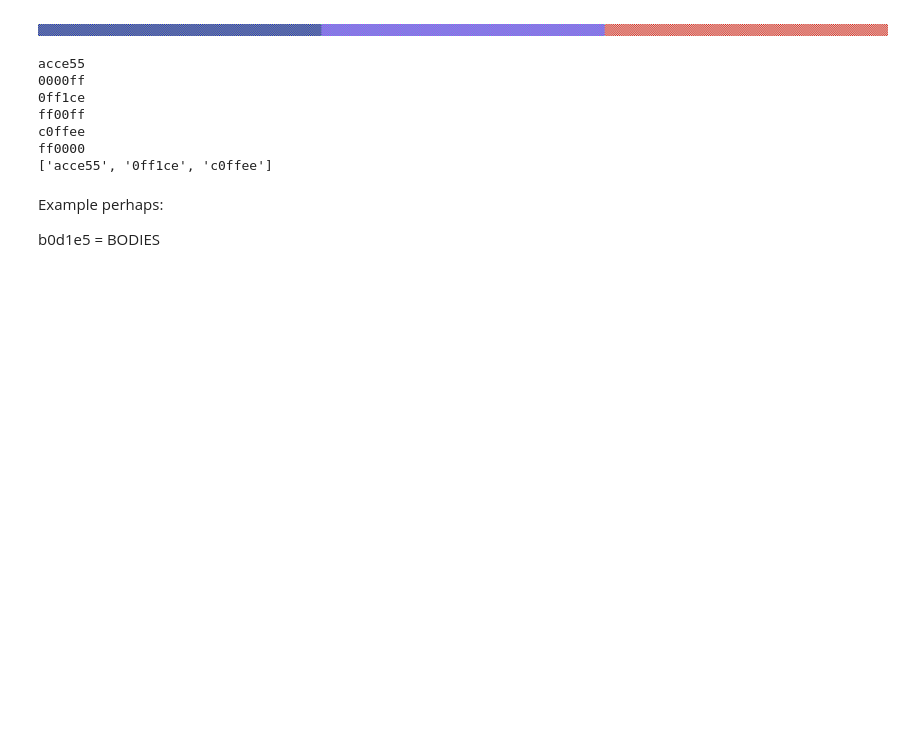
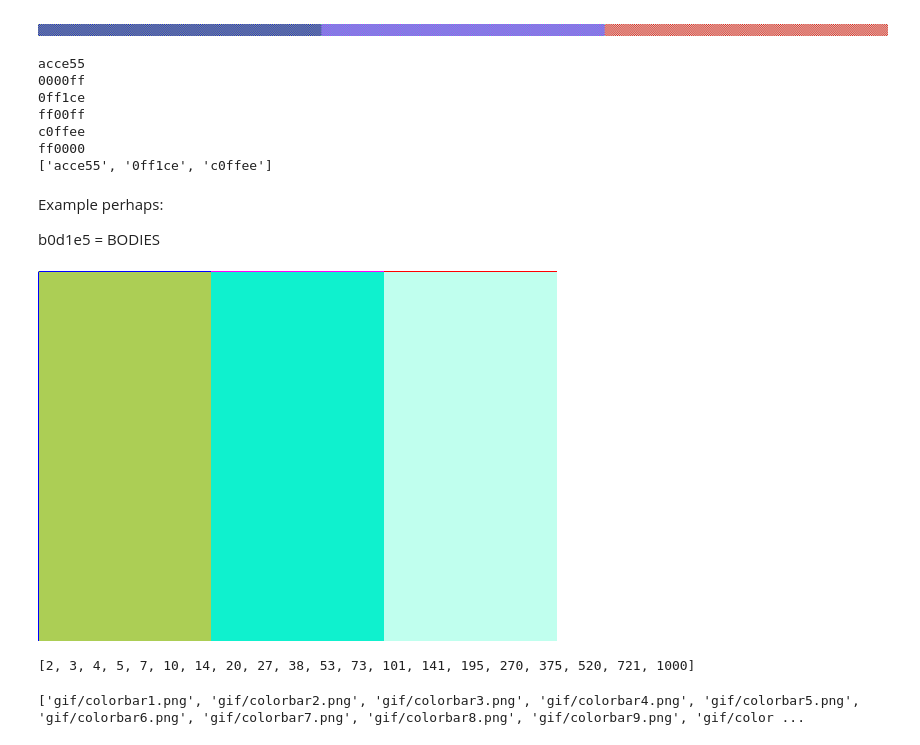
Before and after one commit to JefeThePug/Zorak-Coding-Challenges, a Jupyter notebook: building/07_Counter_Library/ColorBar.ipynb, the cells around one changed output. Cells and saved outputs as stored; diff of their text form; code cells hidden in the pictures; blank space fills up the shorter version.

```diff
--- a/building/07_Counter_Library/ColorBar.ipynb
+++ b/building/07_Counter_Library/ColorBar.ipynb
@@ -154,3 +154,70 @@ ff0000
 Example perhaps:
 
 b0d1e5 = BODIES
+# %%
+from PIL import Image
+from collections import Counter
+
+w = 519
+h = 370
+col_swap = {(172, 206, 85): (0, 0, 255), (15, 241, 206): (255, 0, 255), (192, 255, 238): (255, 0, 0)}
+colors = [
+    'acce55', # ≈ Celery
+    '0ff1ce', # ≈ Bright Turquoise
+    'c0ffee', # ≈ Aero Blue
+]
+R = [2, 3, 4, 5, 7, 10, 14, 20, 27, 38, 53, 73, 101, 141, 195, 270, 375, 519]
+
+
+for xi, num in enumerate(R, 1):
+    image = Image.new('RGB', (w, h))
+    for n, color in enumerate(colors):
+        for x in range(n*w//3, (n+1)*w//3):
+            for y in range(h):
+                if (x%num == 0) ^ (y%num == 0):
+                    image.putpixel((x, y), col_swap[tuple(int(color[i:i+2], 16) for i in (0, 2, 4))])
+                else:
+                    image.putpixel((x, y), tuple(int(color[i:i+2], 16) for i in (0, 2, 4)))
+
+    image.save(f"gif/colorbar{xi}.png")
+
+image
+
+# Example: #FACE5
+# %% [output]
+[figure, added]
+# %%
+import numpy as np
+
+# Define the parameters
+start = 2
+stop = 1000
+num = 20
+
+# Create an exponential range starting at 2
+exp_range = np.logspace(np.log10(start), np.log10(stop), num=num)
+
+# Convert to a list and round to integers if needed
+exp_range = [int(round(x)) for x in exp_range]
+
+print(exp_range)
+# %% [output]
+[2, 3, 4, 5, 7, 10, 14, 20, 27, 38, 53, 73, 101, 141, 195, 270, 375, 520, 721, 1000]
+# %%
+from PIL import Image
+import glob
+
+# Create a list of image file paths from the /gif/ directory
+image_files = sorted(glob.glob("gif/colorbar*.png"), key=lambda x: int(x.split("colorbar")[1].split(".")[0]))
+print(image_files)
+# Open images one by one and save them in a list
+images = []
+for image_file in image_files:
+    with Image.open(image_file) as img:
+        for _ in range(5):
+            images.append(img.copy())  # Use .copy() to avoid issues with closed images
+
+# Save as GIF
+images[0].save('colorbaranim.gif', save_all=True, append_images=images[1:], duration=100, loop=None)
+# %% [output]
+['gif/colorbar1.png', 'gif/colorbar2.png', 'gif/colorbar3.png', 'gif/colorbar4.png', 'gif/colorbar5.png', 'gif/colorbar6.png', 'gif/colorbar7.png', 'gif/colorbar8.png', 'gif/colorbar9.png', 'gif/color ...
```
Also changed, not shown: parts of 1 cell of this notebook, 31 other files.
